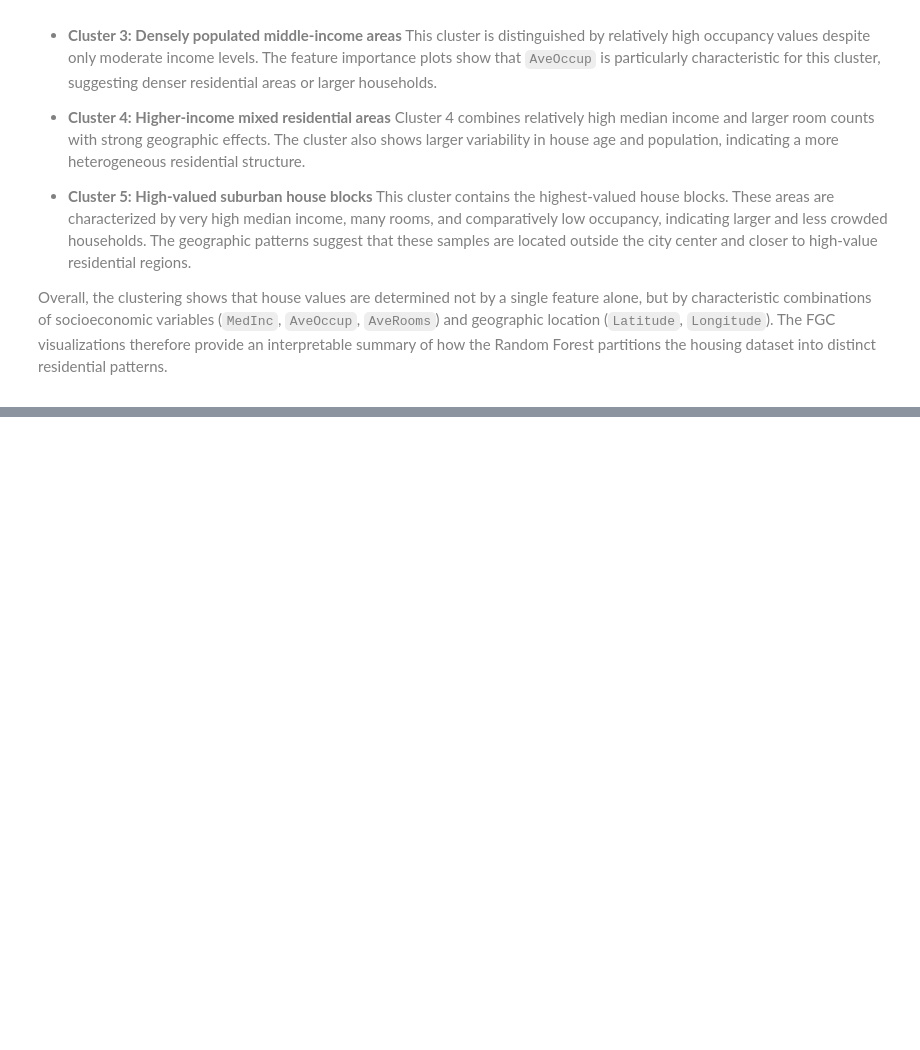
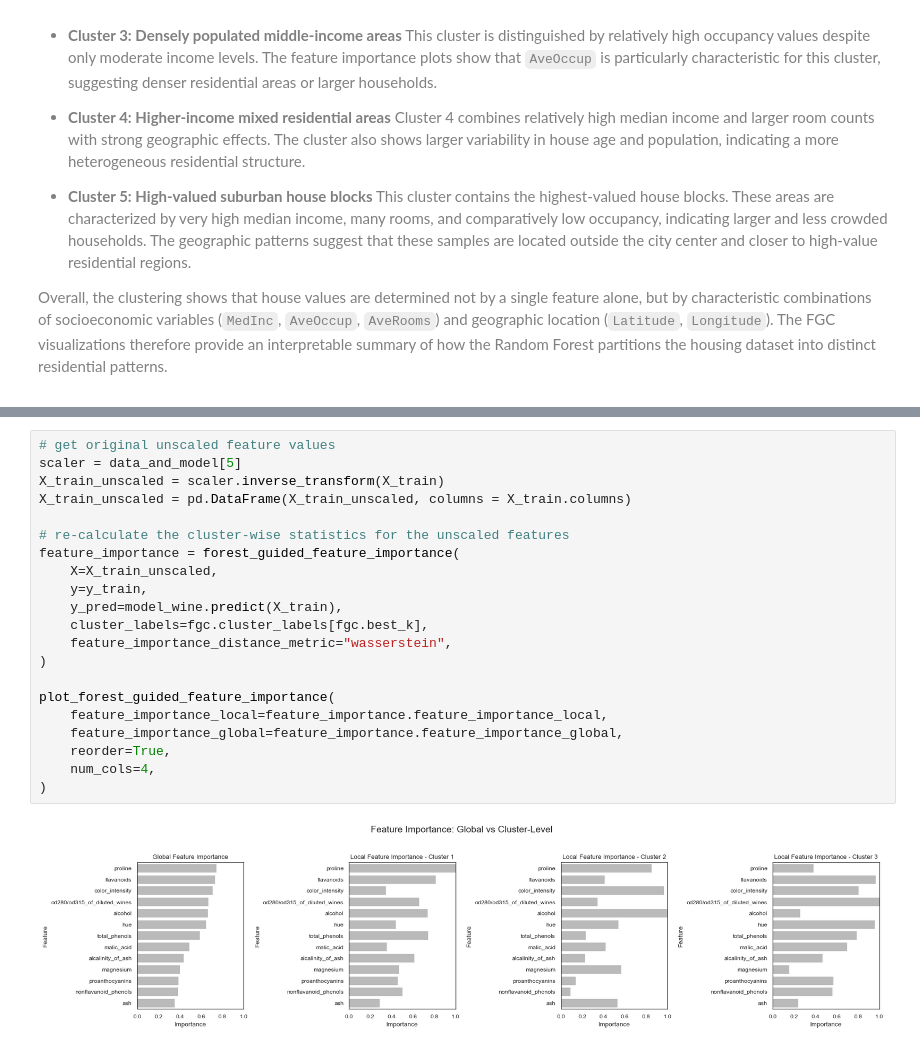
Before and after one commit to aseuteurideu/xai-tutorials, a Jupyter notebook: xai-for-random-forest/Gen-4-Tutorial_FGC.ipynb, the cells around one changed output, grey strips where cells are left out. Drawn from its saved outputs; the diff is of its cells as text; blank space fills up the shorter version.

```diff
--- a/xai-for-random-forest/Gen-4-Tutorial_FGC.ipynb
+++ b/xai-for-random-forest/Gen-4-Tutorial_FGC.ipynb
@@ -298,0 +406,23 @@ Overall, the clustering shows that house values are determined not by a single f
+# %%
+# get original unscaled feature values
+scaler = data_and_model[5]
+X_train_unscaled = scaler.inverse_transform(X_train)
+X_train_unscaled = pd.DataFrame(X_train_unscaled, columns = X_train.columns)
+
+# re-calculate the cluster-wise statistics for the unscaled features
+feature_importance = forest_guided_feature_importance(
+    X=X_train_unscaled,
+    y=y_train,
+    y_pred=model_wine.predict(X_train),
+    cluster_labels=fgc.cluster_labels[fgc.best_k],
+    feature_importance_distance_metric="wasserstein",
+)
+
+plot_forest_guided_feature_importance(
+    feature_importance_local=feature_importance.feature_importance_local,
+    feature_importance_global=feature_importance.feature_importance_global,
+    reorder=True,
+    num_cols=4,
+)
+# %% [output]
+[figure, added]
```
Also changed, not shown: parts of 15 cells of this notebook, 3 other files.
